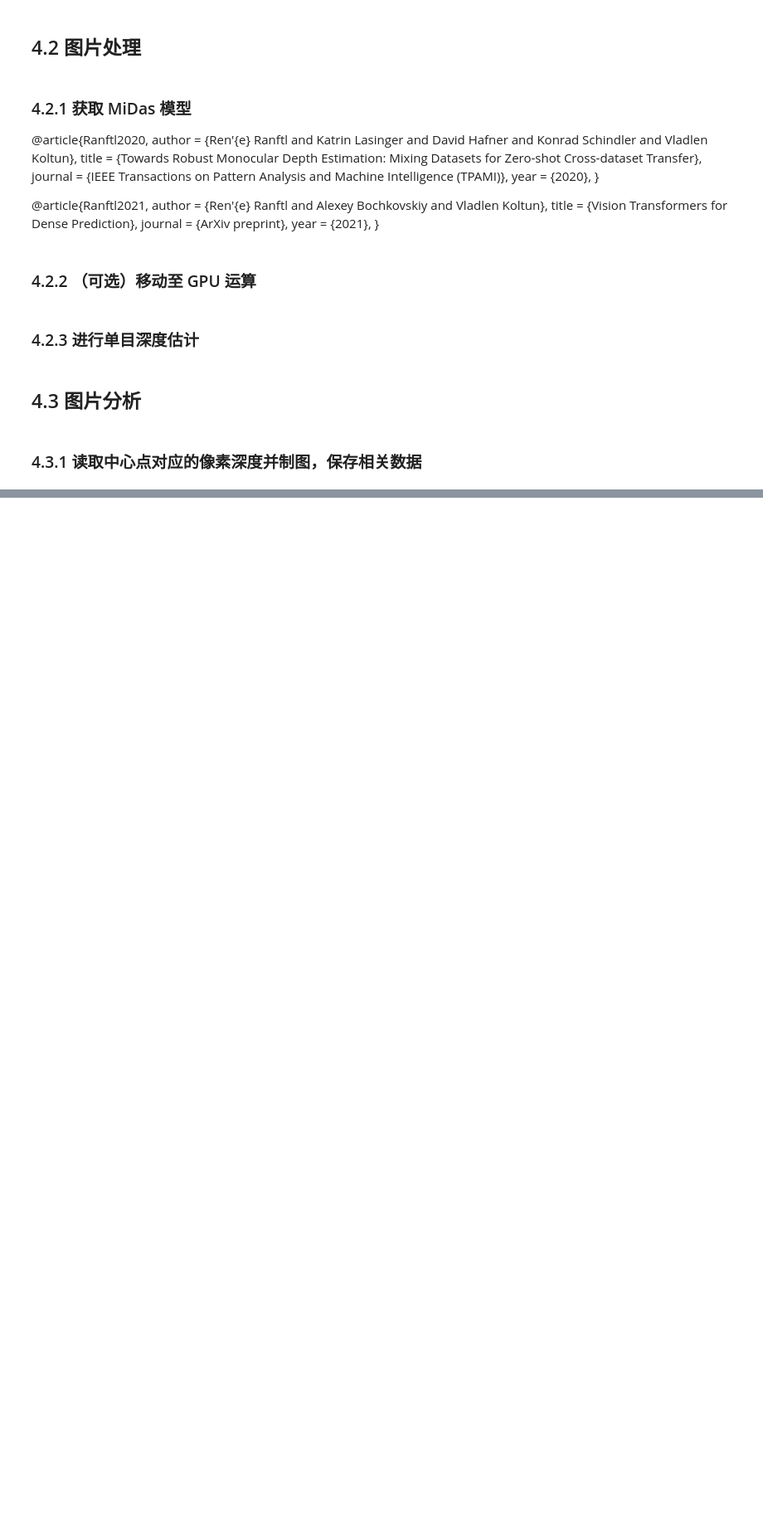
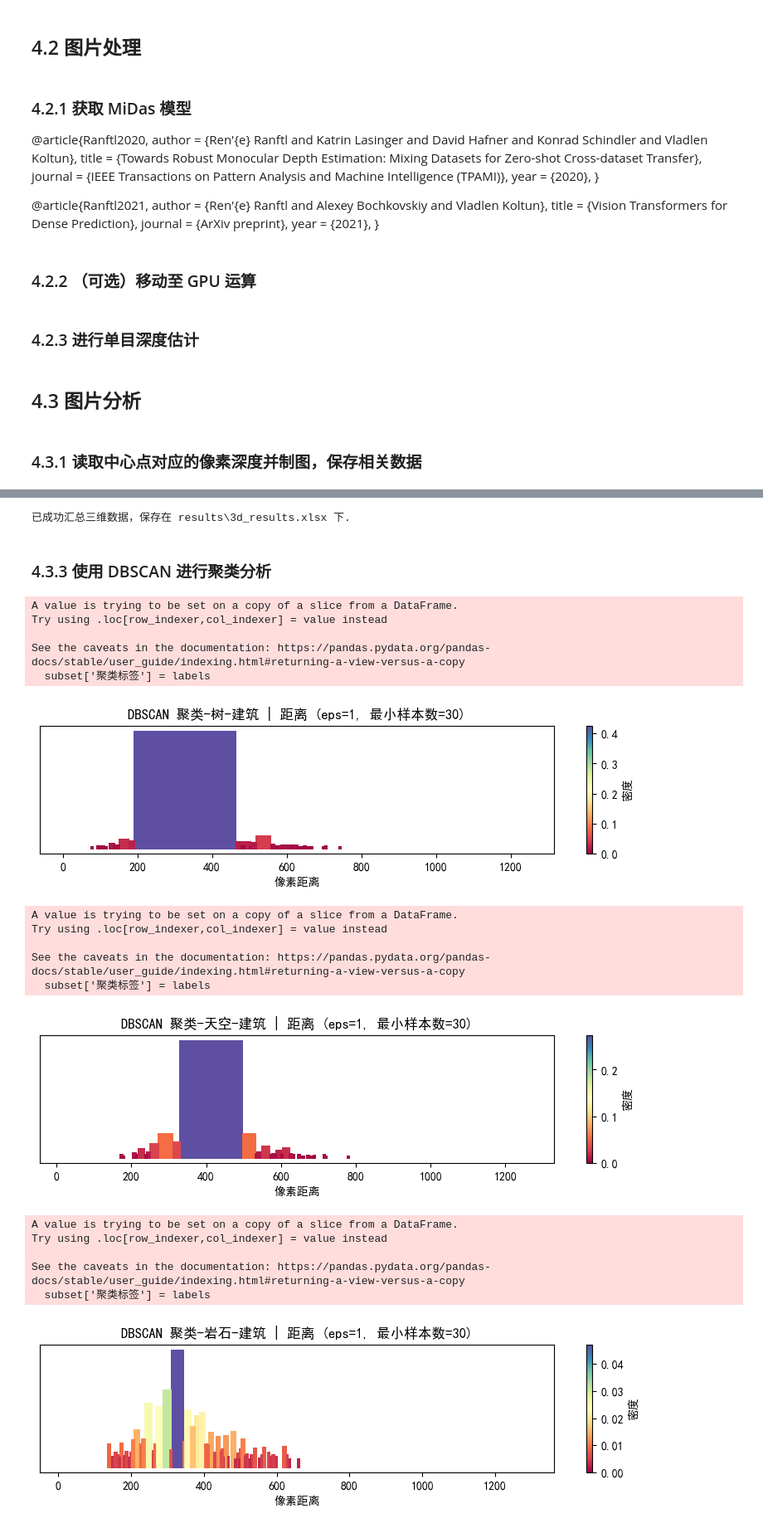
Before and after one commit to Sparrived/space-image-analysis, a Jupyter notebook: image_analysis.ipynb, the cells around one changed output, grey strips where cells are left out. Shown at 83% size. Saved outputs shown, nothing was run; the diff lists cells and outputs as text; code cells hidden in the pictures; blank space fills up the shorter version.

Commit message:
update image_analysis

```diff
--- a/image_analysis.ipynb
+++ b/image_analysis.ipynb
@@ -785,0 +794,78 @@ for image_info in tqdm(split_images_2d):
+# %%
+f_list = list(filter(lambda x: "3d_data" in x, sorted(os.listdir(PATH_LOCS["DIS_3D"]))))
+DFs = [pd.read_excel(PATH_LOCS["DIS_3D"] / f, engine="openpyxl") for f in tqdm(f_list)]
+concat_data = pd.concat(DFs)
+concat_data.to_excel(PATH_LOCS["RESULT"] / "3d_results.xlsx", index=False)
+print("已成功汇总三维数据，保存在",PATH_LOCS["RESULT"] / "3d_results.xlsx", "下.")
+# %% [output]
+已成功汇总三维数据，保存在 results\3d_results.xlsx 下.
+# %% [markdown]
+### 4.3.3 使用 DBSCAN 进行聚类分析
+# %%
+# 读取Excel文件
+data = pd.read_excel(PATH_LOCS["RESULT"] / "3d_results.xlsx", engine="openpyxl")
+# 提取不同的要素流向
+flow_directions = data['要素流向'].unique()
+# 准备存储聚类结果的列表
+results = []
+# 对每个要素点分别进行聚类
+for direction in tqdm(flow_directions):
+    # 提取当前要素流向的数据
+    subset = data[data['要素流向'] == direction]
+    directions = np.array(subset["距离"])
+    directions = directions.reshape(-1, 1)
+
+    db = DBSCAN(eps=1, min_samples=30).fit(directions)
+    labels = db.labels_
+    subset['聚类标签'] = labels
+    # 计算密度
+    unique_labels = set(labels)
+    densities = np.zeros_like(labels, dtype=float)
+
+    for k in unique_labels:
+        if k != -1:
+            # 计算每个聚类的密度
+            class_member_mask = (labels == k)
+            densities[class_member_mask] = np.sum(class_member_mask) / len(directions)
+
+    # 绘制直线图
+    plt.figure(figsize=(10, 2))
+
+    # 创建颜色映射
+    norm = Normalize(vmin=min(densities), vmax=max(densities))
+    cmap = plt.get_cmap('Spectral')
+    sm = ScalarMappable(norm=norm, cmap=cmap)
+
+    # 为每个点绘制一条直线
+    for i in range(len(directions)):
+        plt.plot([directions[i], directions[i]], [0, densities[i]], color=sm.to_rgba(densities[i]), lw=2)
+
+    plt.title(f'DBSCAN 聚类-{direction} | 距离 (eps=1, 最小样本数=30)')
+    plt.xlabel('像素距离')
+    plt.yticks([])  # 隐藏y轴刻度
+
+    # 添加颜色条
+    cbar = plt.colorbar(sm, orientation='vertical')
+    cbar.set_label('密度')
+
+    plt.savefig(PATH_LOCS["RESULT"]/ f'DBSCAN聚类-3D-{direction}-距离.png')
+    plt.show()
+# %% [output]
+A value is trying to be set on a copy of a slice from a DataFrame.
+Try using .loc[row_indexer,col_indexer] = value instead
+
+See the caveats in the documentation: https://pandas.pydata.org/pandas-docs/stable/user_guide/indexing.html#returning-a-view-versus-a-copy
+  subset['聚类标签'] = labels
+[figure, added]
+A value is trying to be set on a copy of a slice from a DataFrame.
+Try using .loc[row_indexer,col_indexer] = value instead
+
+See the caveats in the documentation: https://pandas.pydata.org/pandas-docs/stable/user_guide/indexing.html#returning-a-view-versus-a-copy
+  subset['聚类标签'] = labels
+[figure, added]
+A value is trying to be set on a copy of a slice from a DataFrame.
+Try using .loc[row_indexer,col_indexer] = value instead
+
+See the caveats in the documentation: https://pandas.pydata.org/pandas-docs/stable/user_guide/indexing.html#returning-a-view-versus-a-copy
+  subset['聚类标签'] = labels
+[figure, added]
```
Also changed, not shown: parts of 7 cells of this notebook.
